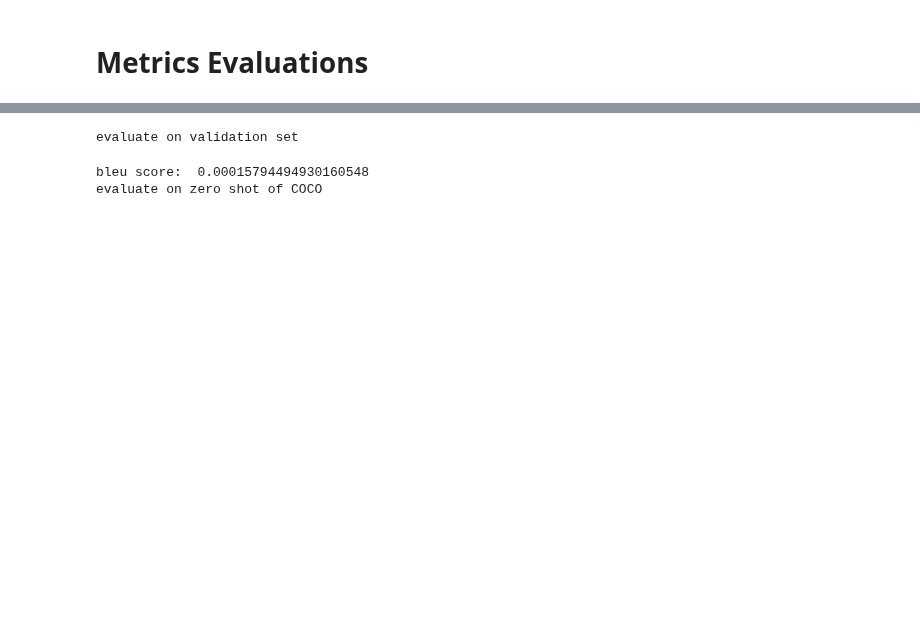
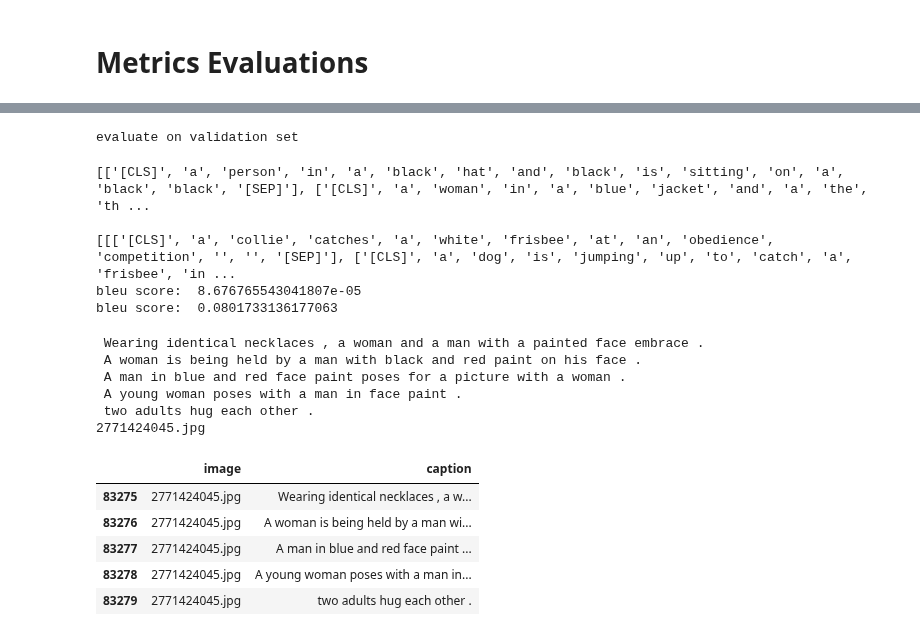
Before and after one commit to xu-shitong/diffusion-image-captioning, a Jupyter notebook: CLIP-DDPM.ipynb, the cells around one changed output, grey strips where cells are left out. Drawn from its saved outputs; the diff is of its cells as text; code cells hidden in the pictures; blank space fills up the shorter version.

```diff
--- a/CLIP-DDPM.ipynb
+++ b/CLIP-DDPM.ipynb
@@ -746,42 +765,73 @@ for i, file_name in enumerate(file_names):
 # %%
 # evaluate BLEU-4 metrics on validation data
 from torchtext.data.metrics import bleu_score
-model = torch.load(f"./stashed_output/batch8_maxlen16_round3E-01_lossseries_sum_batch_average_clipconcat_clipmask10_train-embedFalse_samplesize100.pickle").to(device)
-model.model.add_module("activation", activations.GELUActivation())
-
+import re
+# model = torch.load(
+#   "./stashed_output/batch8_maxlen16_round3E-01_lossseries_sum_batch_average_clipconcat_clipmask10_train-embedFalse_samplesize100.pickle"
+# ).to(device)
+# model.model.add_module("activation", activations.GELUActivation())
+DEBUG = True
 model.eval()
 print("evaluate on validation set")
 acc_bleu = 0
 with torch.no_grad():
-  # with tqdm.tqdm(val_loader, unit="batch") as tepoch:
-  #   for x in tepoch:
-  for x in val_loader:
-      ans_strs = [[] for _ in range(len(x["text"]))]
+  with tqdm.tqdm(val_loader, unit="batch") as tepoch:
+    for j, x in enumerate(tepoch):
+  # for x in val_loader:
 
-      # each prediction has numerous chances to predict
-      for _ in range(5):
-        restored = torch.randn((x["input_ids"].shape[0], MAX_LENGTH + 2, IN_CHANNEL), device=device)
+      restored = torch.randn((x["input_ids"].shape[0], MAX_LENGTH + 2, IN_CHANNEL), device=device)
 
-        # each prediction involves multiple generation steps
-        for i in range(3):
-          out, restored = model(restored[:, :MAX_LENGTH, :], x["image_clip"].unsqueeze(1), torch.zeros_like(x["image_clip"], device=device).unsqueeze(1), torch.ones((x["input_ids"].shape[0], MAX_LENGTH), device=device))
+      # each prediction involves multiple generation steps
+      for i in range(5):
+        out, restored = model(restored[:, :MAX_LENGTH, :], x["image_clip"].unsqueeze(1), torch.zeros_like(x["image_clip"], device=device).unsqueeze(1), torch.ones((x["input_ids"].shape[0], MAX_LENGTH), device=device), torch.tensor([1, 0], device=device).repeat(x["attention_mask"].shape[0], 1))
 
-        # append final strings to each answer bin
-        indexes = nn.functional.softmax(out, dim=-1).argmax(dim=-1)
-        for i, index in enumerate(indexes):
-          ans_strs[i].append(dataset.tokenizer.decode(index).split())
+      # append final strings to each answer bin
+      indexes = nn.functional.softmax(out, dim=-1).argmax(dim=-1)
+      # indexes = dataset.tokenizer(x["text"])["input_ids"]
 
+      ans_strs = [re.split("\.| ", dataset.tokenizer.decode(index))[:MAX_LENGTH] for index in indexes]
 
-      acc_bleu += bleu_score([s.lower().split()[:MAX_LENGTH] for s in x["text"]], ans_strs)
+      GT_list = []
+      for image_name in x["image"]:
+        GT_list.append([['[CLS]'] + re.split("\.| ", caption.strip().lower())[:MAX_LENGTH-2] + ['[SEP]'] for caption in dataset.data.loc[dataset.data['image'] == image_name]["caption"]])
 
+      acc_bleu += bleu_score(ans_strs, GT_list)
+
+      # if DEBUG and j > 10:
       if DEBUG:
+        print(ans_strs)
+        print()
+        print(GT_list)
         break
 
 print("bleu score: ", acc_bleu / len(val_loader))
+print("bleu score: ", acc_bleu)
 # %% [output]
 evaluate on validation set
-bleu score:  0.00015794494930160548
-evaluate on zero shot of COCO
+[['[CLS]', 'a', 'person', 'in', 'a', 'black', 'hat', 'and', 'black', 'is', 'sitting', 'on', 'a', 'black', 'black', '[SEP]'], ['[CLS]', 'a', 'woman', 'in', 'a', 'blue', 'jacket', 'and', 'a', 'the', 'th ...
+
+[[['[CLS]', 'a', 'collie', 'catches', 'a', 'white', 'frisbee', 'at', 'an', 'obedience', 'competition', '', '', '[SEP]'], ['[CLS]', 'a', 'dog', 'is', 'jumping', 'up', 'to', 'catch', 'a', 'frisbee', 'in ...
+bleu score:  8.676765543041807e-05
+bleu score:  0.0801733136177063
+# %%
+for caption in dataset.data.loc[dataset.data['image'] == image_name]["caption"]:
+  print(caption)
+
+print(image_name)
+dataset.data.loc[dataset.data['image'] == image_name]
+# %% [output]
+ Wearing identical necklaces , a woman and a man with a painted face embrace .
+ A woman is being held by a man with black and red paint on his face .
+ A man in blue and red face paint poses for a picture with a woman .
+ A young woman poses with a man in face paint .
+ two adults hug each other .
+2771424045.jpg
+|  | image | caption |
+| 83275 | 2771424045.jpg | Wearing identical necklaces , a w... |
+| 83276 | 2771424045.jpg | A woman is being held by a man wi... |
+| 83277 | 2771424045.jpg | A man in blue and red face paint ... |
+| 83278 | 2771424045.jpg | A young woman poses with a man in... |
+| 83279 | 2771424045.jpg | two adults hug each other . |
 # %%
 from google.colab import drive
 drive.mount('/gdrive')
```
Also changed, not shown: parts of 8 cells of this notebook, 1 other file.
